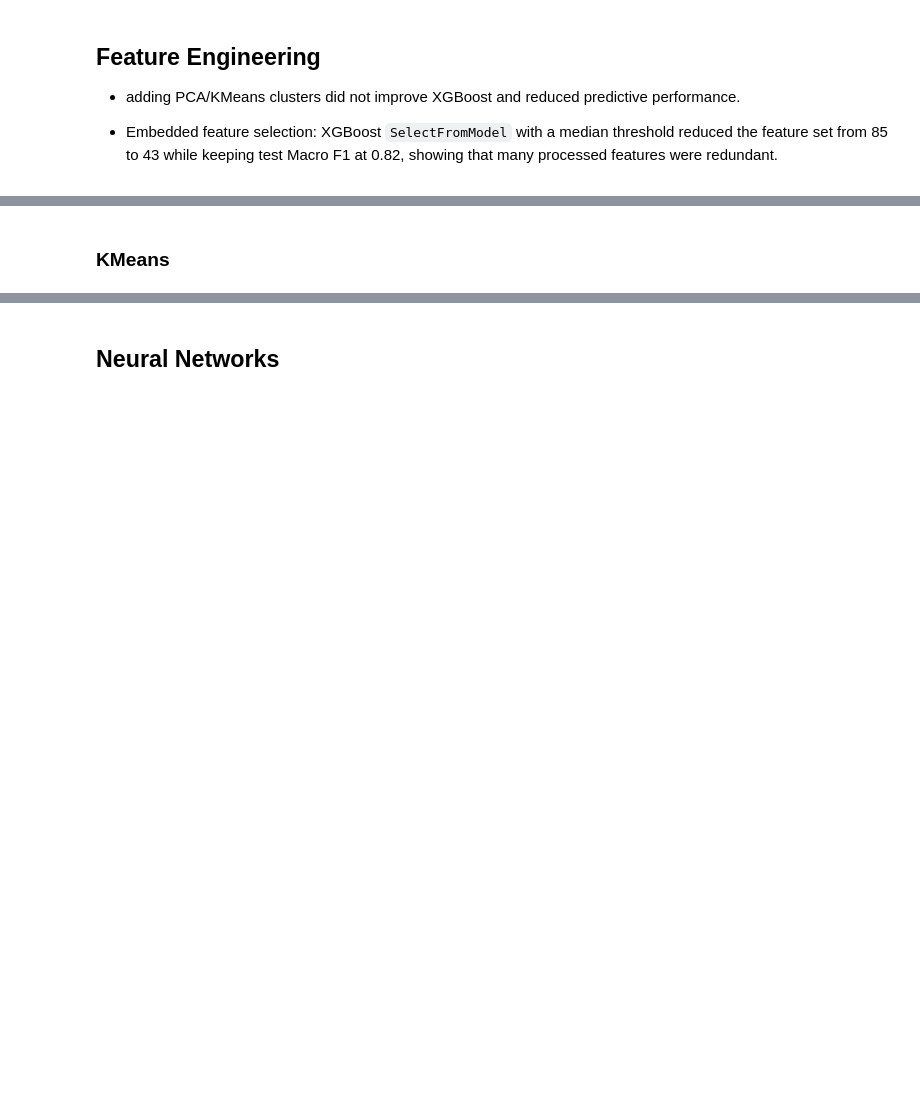
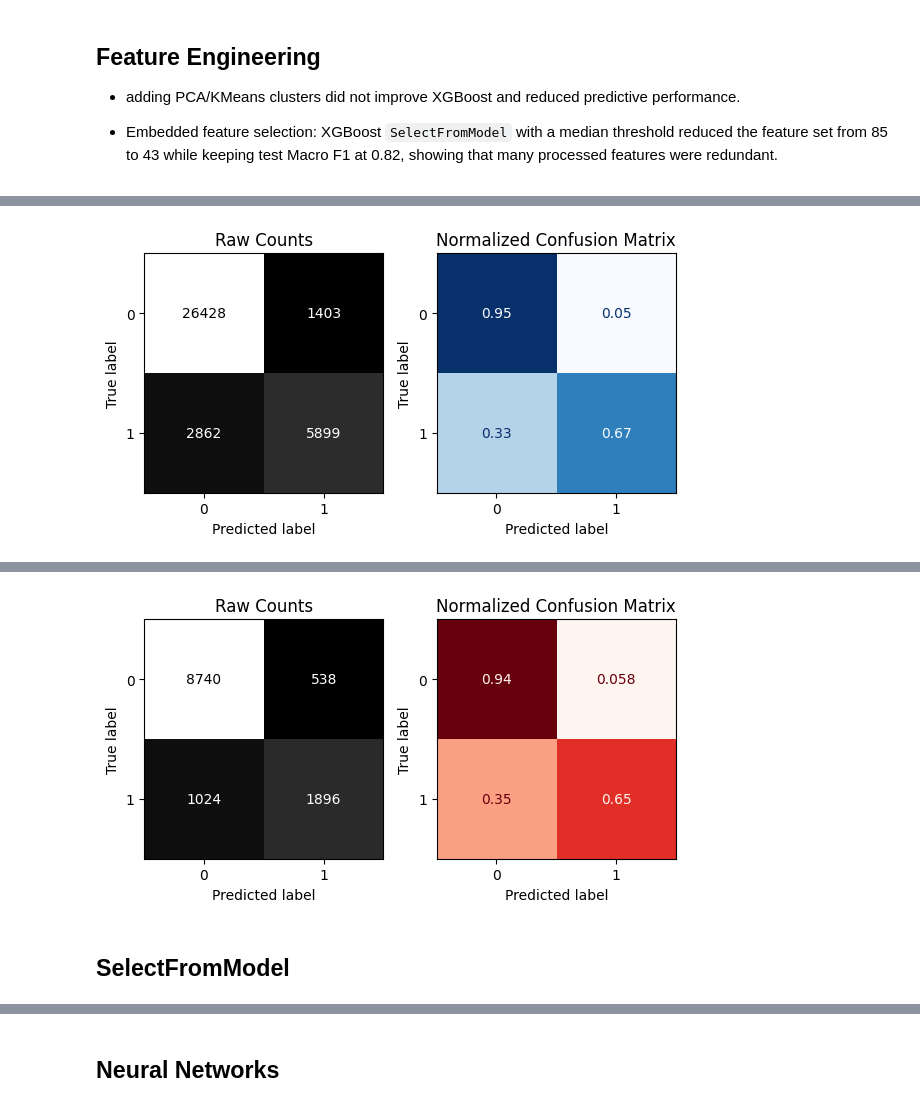
Before and after one commit to swirita/Adult-Income-Prediction, a Jupyter notebook: Adult_Income_Prediction.ipynb, the cells around one changed output, grey strips where cells are left out. Saved outputs shown, nothing was run; the diff lists cells and outputs as text; code cells hidden in the pictures; blank space fills up the shorter version.

```diff
--- a/Adult_Income_Prediction.ipynb
+++ b/Adult_Income_Prediction.ipynb
@@ -1252,0 +1296,70 @@ plot_income_by_feature(df, 'education', figsize=(13, 7))
+# %%
+def engineer_features_v2(X):
+    X = X.copy()
+    X = X.drop(columns=['fnlwgt'])
+    X['net_capital'] = X['capital-gain'] - X['capital-loss']
+    X['age_x_hours'] = X['age'] * X['hours-per-week']
+    married_statuses = ['Married-civ-spouse', 'Married-AF-spouse']
+    X['is_married'] = X['marital-status'].isin(married_statuses).astype(int)
+    X['native-country'] = np.where(X['native-country'] == 'United-States', 'US', 'Non-US')
+    return X
+    # dropped: has_capital_gain, has_capital_loss, education_occupation
+
+X_train_v2 = engineer_features_v2(X_train)
+X_test_v2 = engineer_features_v2(X_test)
+# %%
+# ---- column groups ----
+categorical_cols_v2 = [
+    'workclass', 'marital-status', 'occupation', 'relationship',
+    'race', 'gender', 'native-country'
+]
+
+ordinal_cols_v2 = ['education']
+
+plain_num_cols_v2 = ['age', 'hours-per-week', 'age_x_hours', 'net_capital', 'is_married']
+
+skewed_cols_v2 = ['capital-gain', 'capital-loss']
+
+# ---- pipelines ----
+education_order = ['Preschool', '1st-4th', '5th-6th', '7th-8th', '9th', '10th', '11th', '12th', 'HS-grad',
+                    'Some-college', 'Assoc-voc', 'Assoc-acdm', 'Bachelors', 'Masters', 'Prof-school', 'Doctorate']
+
+ord_pipe = make_pipeline(
+    OrdinalEncoder(categories=[education_order]),
+    StandardScaler())
+ord_tuple = ('Ordinal', ord_pipe, ordinal_cols_v2)
+
+ohe_pipe = make_pipeline(
+    SimpleImputer(strategy='constant', fill_value='MISSING'),
+    OneHotEncoder(sparse_output=False, handle_unknown='ignore', drop='first'))
+ohe_tuple_v2 = ('Categorical', ohe_pipe, categorical_cols_v2)
+
+num_tuple_v2 = ('Numeric', StandardScaler(), plain_num_cols_v2)
+
+skewed_pipe = make_pipeline(
+    FunctionTransformer(np.log1p, feature_names_out='one-to-one'),
+    StandardScaler())
+skewed_tuple = ('Skewed Numeric', skewed_pipe, skewed_cols_v2)
+
+preprocessor_v2 = ColumnTransformer(
+    [num_tuple_v2, skewed_tuple, ord_tuple, ohe_tuple_v2],
+    verbose_feature_names_out=False
+)
+
+# ---- model ----
+xgb_v2 = XGBClassifier(random_state=42,
+                        learning_rate=0.1,
+                        max_depth=5,
+                        n_estimators=200,
+                        subsample=0.8,
+                        colsample_bytree=0.8)
+
+xgb_pipe_v2 = make_pipeline(preprocessor_v2, xgb_v2)
+xgb_pipe_v2.fit(X_train_v2, y_train_encoded)
+
+evaluate_classification(
+    xgb_pipe_v2,
+    X_train_v2, y_train_encoded,
+    X_test_v2, y_test_encoded
+)
+# %% [output]
@@ -1252,0 +1377 @@ plot_income_by_feature(df, 'education', figsize=(13, 7))
+[figure, added]
@@ -1253,2 +1389,3 @@ plot_income_by_feature(df, 'education', figsize=(13, 7))
+[figure, added]
 # %% [markdown]
-### KMeans
+## SelectFromModel
```
Also changed, not shown: parts of 39 cells of this notebook.
